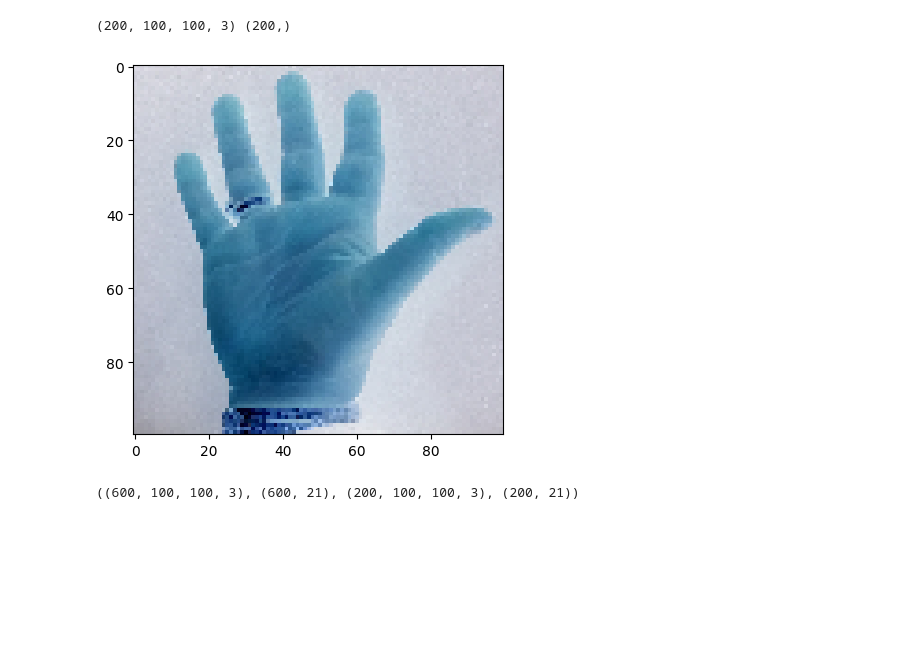
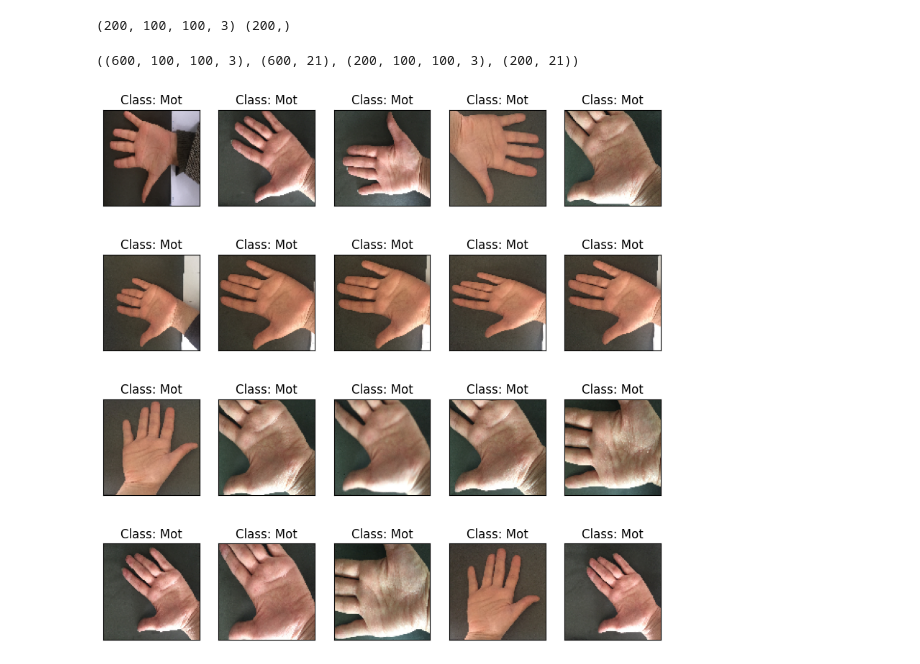
Before and after one commit to NHoangThanh/AI-assignment, a Jupyter notebook: Identification_HandPalm.ipynb, the cells around one changed output. Cells and saved outputs as stored; diff of their text form; code cells hidden in the pictures; blank space fills up the shorter version.

```diff
--- a/Identification_HandPalm.ipynb
+++ b/Identification_HandPalm.ipynb
@@ -114,15 +112,6 @@ labels_test = asarray(labels)
 print(photos_test.shape, labels_test.shape)
 # %% [output]
 (200, 100, 100, 3) (200,)
-# %%
-import matplotlib.pyplot as plt
-import numpy as np
-chosen_idx = 500
-chosen_img = photos_train[chosen_idx]
-plt.imshow((chosen_img*255).astype(np.uint8))
-plt.show()
-# %% [output]
-[figure, removed]
 # %%
 photos_train = photos_train.reshape(600, 100, 100, 3)
 photos_train = photos_train.astype('float32')/255
@@ -140,3 +161,22 @@ photos_train.shape, labels_train.shape, photos_test.shape, labels_test.shape
+# %%
+from random import randint
+import numpy as np
+import pandas as pd
+import matplotlib.pyplot as plt
+
+# Display multiple images
+fig_display = plt.figure(figsize=[10, 10])
+chosen_idx = randint(0, 600)
+
+# Scan image in array
+for indx in range(chosen_idx, chosen_idx+20, 1):
+  axes = fig_display.add_subplot(4, 5, indx - chosen_idx +1)
+  axes.imshow(photos_train[indx, :, :])
+  axes.set_xticks([ ])
+  axes.set_yticks([ ])
+  axes.set_title("Class: {}".format(class_names[labels_train[indx,0]]))
+# %% [output]
+[figure, added]
 # %%
 from keras.models import Sequential, Model
 from keras import Input, Model
```
Also changed, not shown: parts of 8 cells of this notebook.
